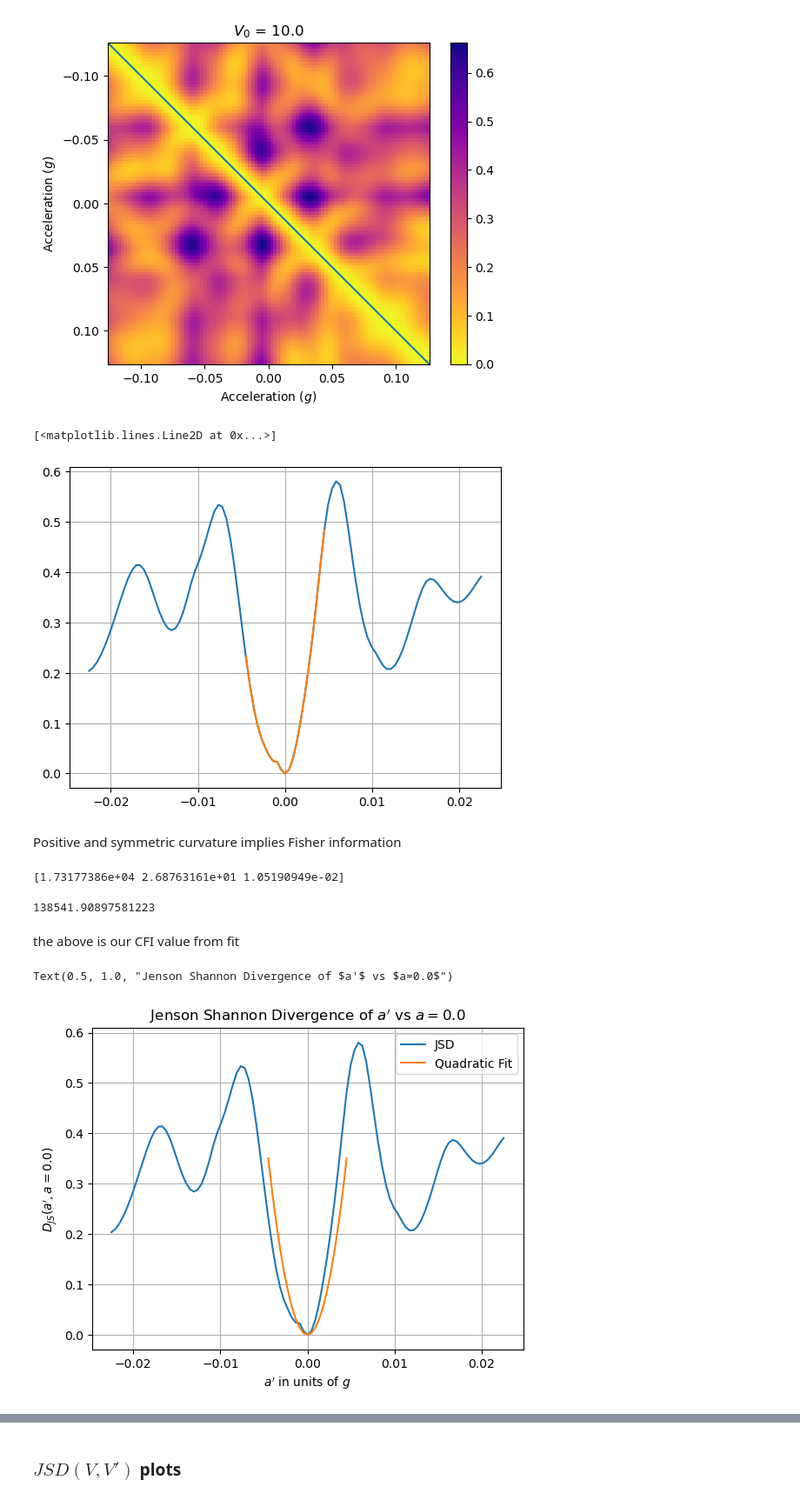
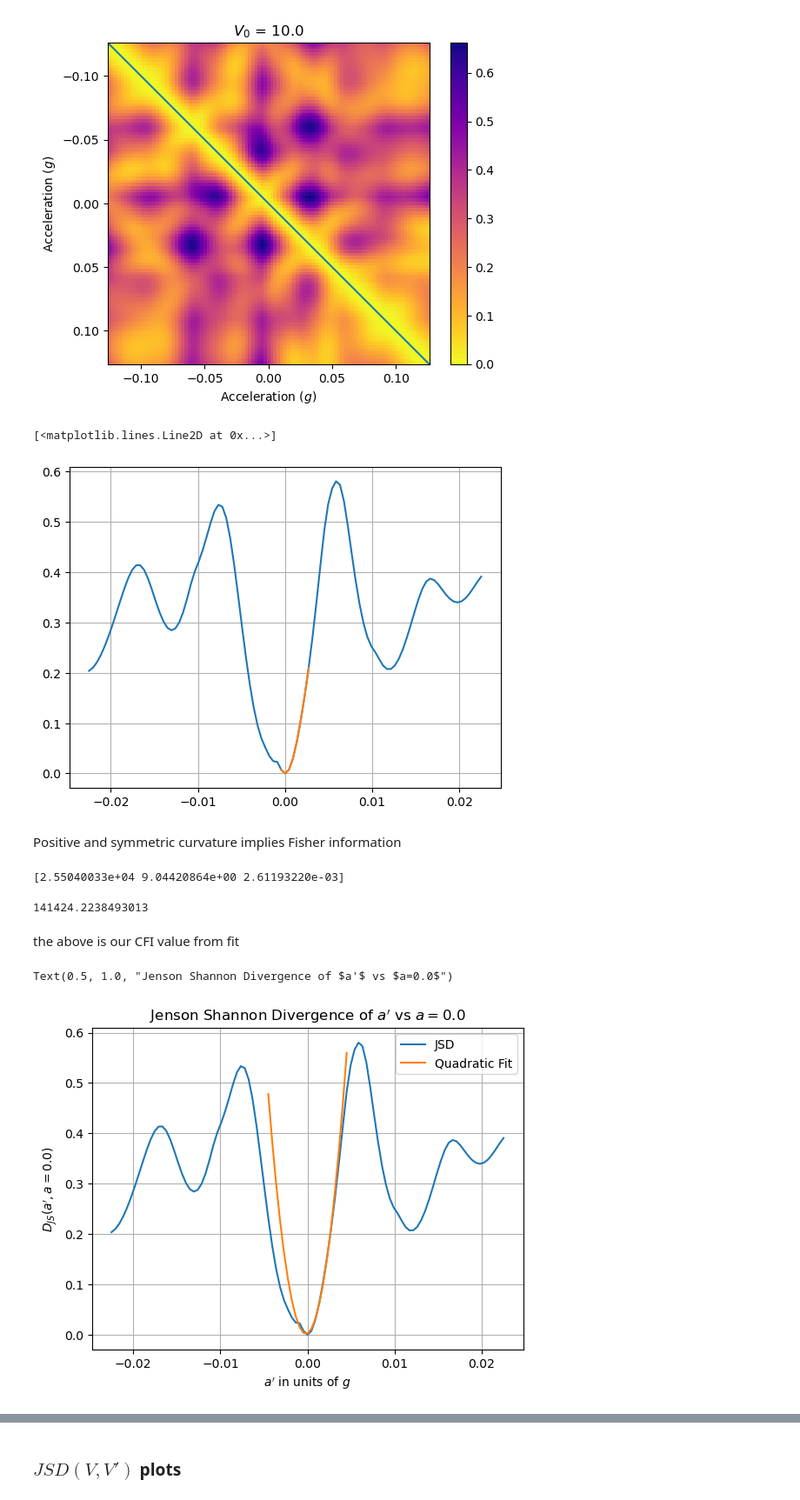
Before and after one commit to rootware/BayesianData, a Jupyter notebook: Python/Bayesian 2param.ipynb, the cells around one changed output, grey strips where cells are left out. Shown at 87% size. Cells and saved outputs as stored; diff of their text form; code cells hidden in the pictures.

```diff
--- a/Python/Bayesian 2param.ipynb
+++ b/Python/Bayesian 2param.ipynb
@@ -298,35 +300,35 @@ plt.savefig("JS_acc.png")
 # %%
 plt.plot(AList, JSDivergenceMatrix[50,:], label="");
 plt.grid(True, which="both")
-plt.plot(AList[40:61], JSDivergenceMatrix[50,40:61])
+plt.plot(AList[49:57], JSDivergenceMatrix[50,49:57])
 # %% [output]
 [<matplotlib.lines.Line2D at 0x...>]
-[figure, old version]
+[figure, new version]
 # %% [markdown]
 Positive and symmetric curvature implies Fisher information
 # %%
-p = np.polyfit(AList[40:61], JSDivergenceMatrix[50,40:61],deg=2);
+p = np.polyfit(AList[49:57], JSDivergenceMatrix[50,49:57],deg=2);
 print(p)
 # %% [output]
-[1.73177386e+04 2.68763161e+01 1.05190949e-02]
+[2.55040033e+04 9.04420864e+00 2.61193220e-03]
 # %%
-print(p[0]*8)
+print(p[0]*8*np.log(2))
 # %% [output]
-138541.90897581223
+141424.2238493013
 # %% [markdown]
 the above is our CFI value from fit
 # %%
 plt.plot(AList, JSDivergenceMatrix[50,:], label="JSD");
-data = p[0]*AList[40:61]**2
+data = p[0]*AList[40:61]**2+p[1]*AList[40:61] +p[2]
 plt.grid(True, which="both")
 plt.plot(AList[40:61], data, label="Quadratic Fit")
 plt.xlabel("$a'$ in units of $g$");
 plt.ylabel("$D_{JS}(a',a=0.0)$")
 plt.legend()
 plt.title("Jenson Shannon Divergence of $a'$ vs $a=0.0$")
 # %% [output]
 Text(0.5, 1.0, "Jenson Shannon Divergence of $a'$ vs $a=0.0$")
-[figure, old version]
+[figure, new version]
 # %%
 #fftmatrix = fft.fft(np.concatenate( (JSDivergenceMatrix[50,50:], np.flip(JSDivergenceMatrix[50,50:]) )) );
 fftmatrix = fft.fft( JSDivergenceMatrix[50,50:75]  );
```
Also changed, not shown: parts of 3 cells of this notebook, 25 other files.
